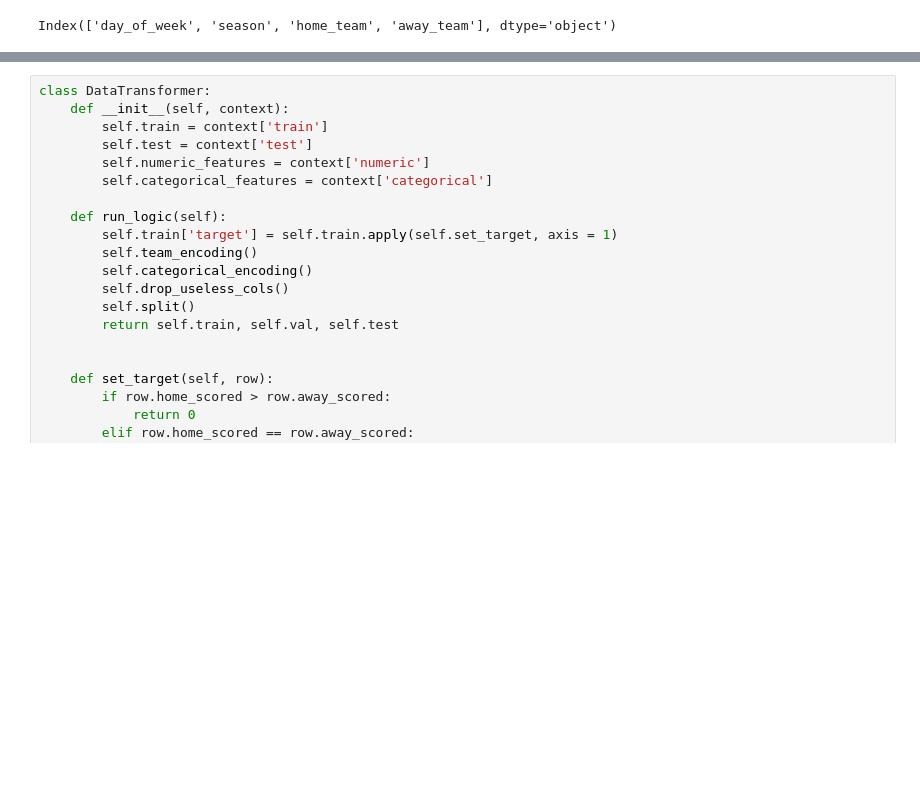
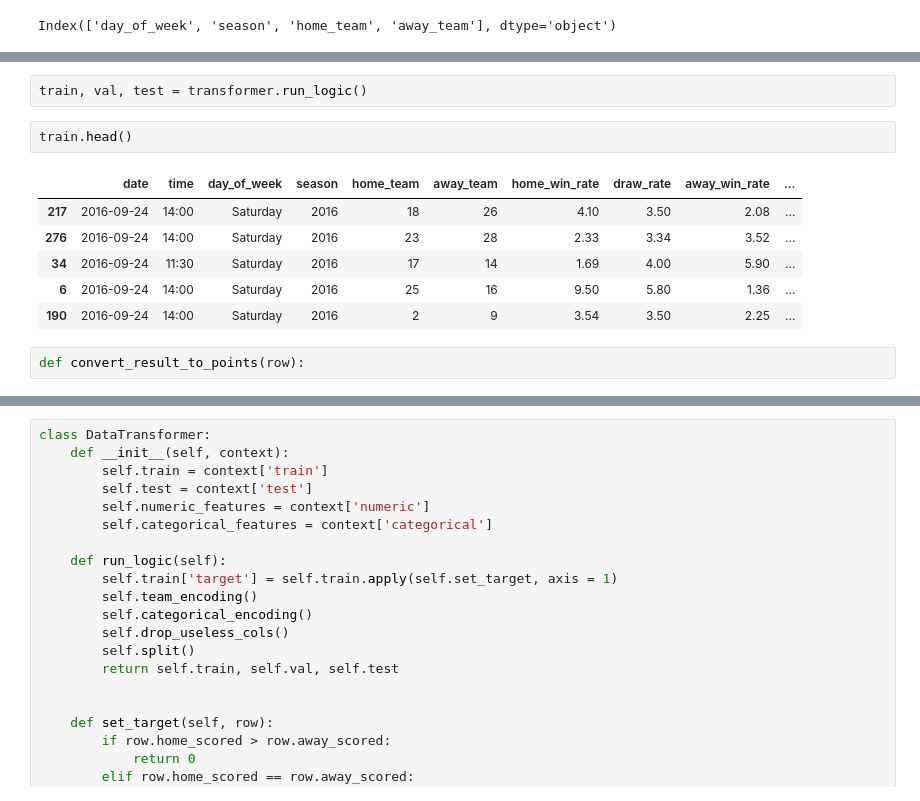
Before and after one commit to macroslav/bets-model, a Jupyter notebook: Bets pipeline.ipynb, the cells around one changed output, grey strips where cells are left out. Saved outputs shown, nothing was run; the diff lists cells and outputs as text; blank space fills up the shorter version.

```diff
--- a/Bets pipeline.ipynb
+++ b/Bets pipeline.ipynb
@@ -103,0 +69,13 @@ train_data.head()
+# %%
+train, val, test = transformer.run_logic()
+# %%
+train.head()
+# %% [output]
+|  | date | time | day_of_week | season | home_team | away_team | home_win_rate | draw_rate | away_win_rate | ... |
+| 217 | 2016-09-24 | 14:00 | Saturday | 2016 | 18 | 26 | 4.10 | 3.50 | 2.08 | ... |
+| 276 | 2016-09-24 | 14:00 | Saturday | 2016 | 23 | 28 | 2.33 | 3.34 | 3.52 | ... |
+| 34 | 2016-09-24 | 11:30 | Saturday | 2016 | 17 | 14 | 1.69 | 4.00 | 5.90 | ... |
+| 6 | 2016-09-24 | 14:00 | Saturday | 2016 | 25 | 16 | 9.50 | 5.80 | 1.36 | ... |
+| 190 | 2016-09-24 | 14:00 | Saturday | 2016 | 2 | 9 | 3.54 | 3.50 | 2.25 | ... |
+# %%
+def convert_result_to_points(row):
```
Also changed, not shown: parts of 21 cells of this notebook, 1 other file.
